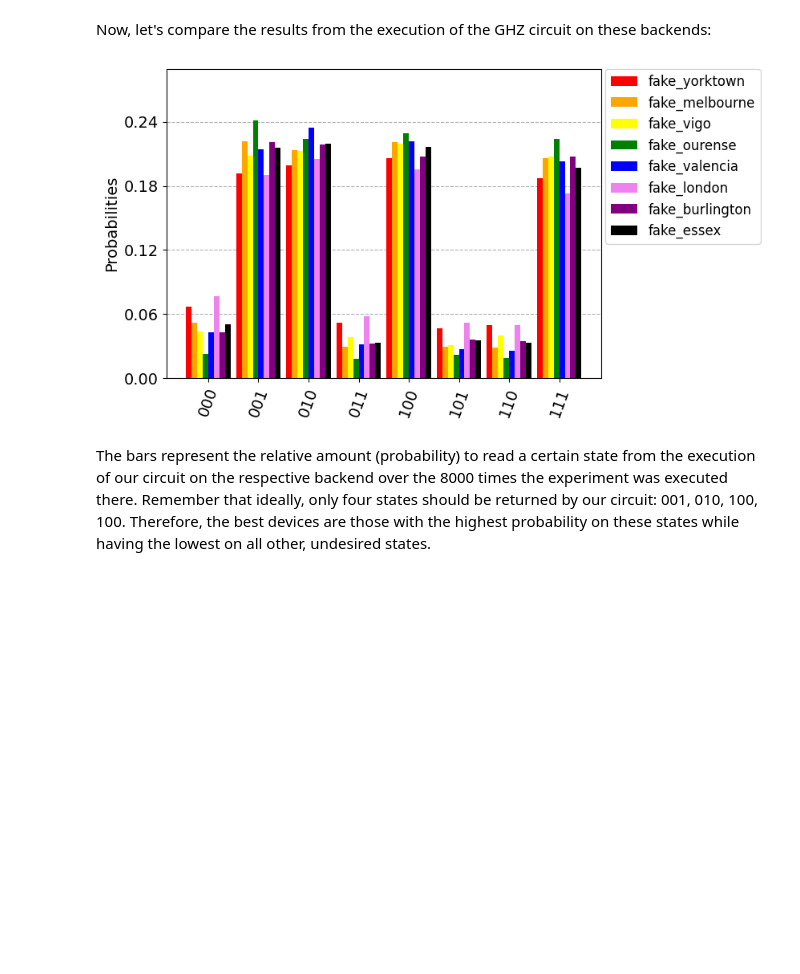
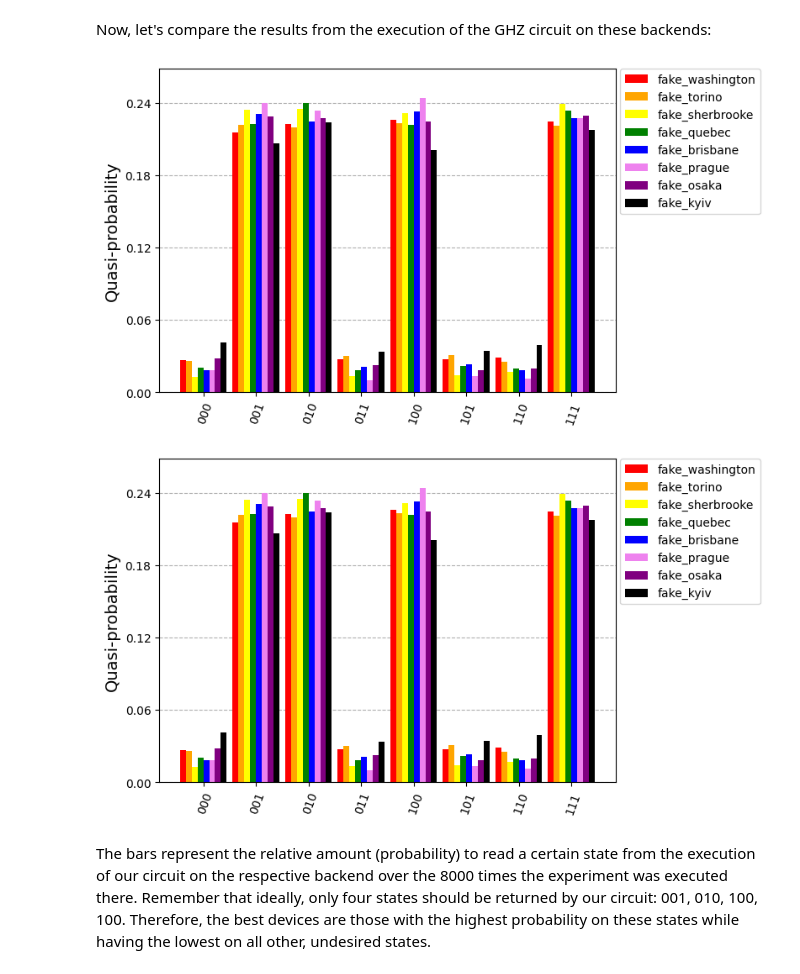
Before and after one commit to JanLahmann/Fun-with-Quantum, a Jupyter notebook: GHZ-on-Real-Devices.ipynb, the cells around one changed output. Cells and saved outputs as stored; diff of their text form; code cells hidden in the pictures; blank space fills up the shorter version.

```diff
--- a/GHZ-on-Real-Devices.ipynb
+++ b/GHZ-on-Real-Devices.ipynb
@@ -68,7 +67,9 @@ def get_state_accuracy(counts): # funciton to calculate state accuracy
 # %% [markdown]
 For reference, this is what the state accuracy would look like for results from a perfect backend (100%).
 # %%
-counts = execute(ghz, backend=Aer.get_backend('qasm_simulator'), shots=shots).result().get_counts() # execution on simulator
+backend=BasicProvider().get_backend('basic_simulator')
+ghz_transpiled = transpile(ghz, backend)
+counts = backend.run(ghz_transpiled, shots=shots).result().get_counts() # execution on simulator
 state_accuracy = get_state_accuracy(counts)
 print(f"state accuracy on the simulator: {state_accuracy}")
 # %% [output]
@@ -93,21 +88,40 @@ backends = [FakeYorktown(), FakeMelbourne(), FakeVigo(), FakeOurense(), FakeVale
+# %%
+from qiskit_ibm_runtime.fake_provider import *
+
+# mock devices
+
+backends = [FakeWashingtonV2(), FakeTorino(), FakeSherbrooke(), FakeQuebec(), FakeBrisbane(), FakePrague(),
+                FakeOsaka(), FakeKyiv()]
 # %% [markdown]
 Now, let's compare the results from the execution of the GHZ circuit on these backends:
 # %%
+from qiskit.transpiler.preset_passmanagers import generate_preset_pass_manager
+from qiskit_ibm_runtime import SamplerOptions, SamplerV2 as Sampler
+
 results_backends = []
 
 for backend in backends:
-    counts = execute(ghz, backend=backend, shots=shots, optimization_level=0).result().get_counts() # get results
+
+    target = backend.target
+    sampler = Sampler(mode=backend)
+    sampler.options.default_shots=shots
+
+    pm = generate_preset_pass_manager(backend=backend, optimization_level=0) #target=target instead of backend=backend is slightly different
+    circuit_isa = pm.run(ghz)
+
+    counts = sampler.run([circuit_isa]).result()[0].data.c.get_counts() # get results
     state_accuracy = get_state_accuracy(counts) # calculate state accuracy
-    results_backends.append((backend.name(), counts, state_accuracy)) # store results
+    results_backends.append((backend.backend_name, counts, state_accuracy)) # store results
 
 # plot results
-plot_histogram([counts for backend_name, counts, state_accuracy in results_backends],
+plot_distribution([counts for backend_name, counts, state_accuracy in results_backends],
                 legend=[backend_name for backend_name, counts, state_accuracy in results_backends],
                 sort="asc",
                 color=["red", "orange", "yellow", "green", "blue", "violet", "purple", "black"],
                 bar_labels=False)
 # %% [output]
-[figure, old version]
+[figure, new version]
+[figure, added]
 # %% [markdown]
 The bars represent the relative amount (probability) to read a certain state from the execution of our circuit on the respective backend over the 8000 times the experiment was executed there. Remember that ideally, only four states should be returned by our circuit: 001, 010, 100, 100. Therefore, the best devices are those with the highest probability on these states while having the lowest on all other, undesired states.
 # %% [markdown]
```
Also changed, not shown: parts of 64 cells of this notebook.
